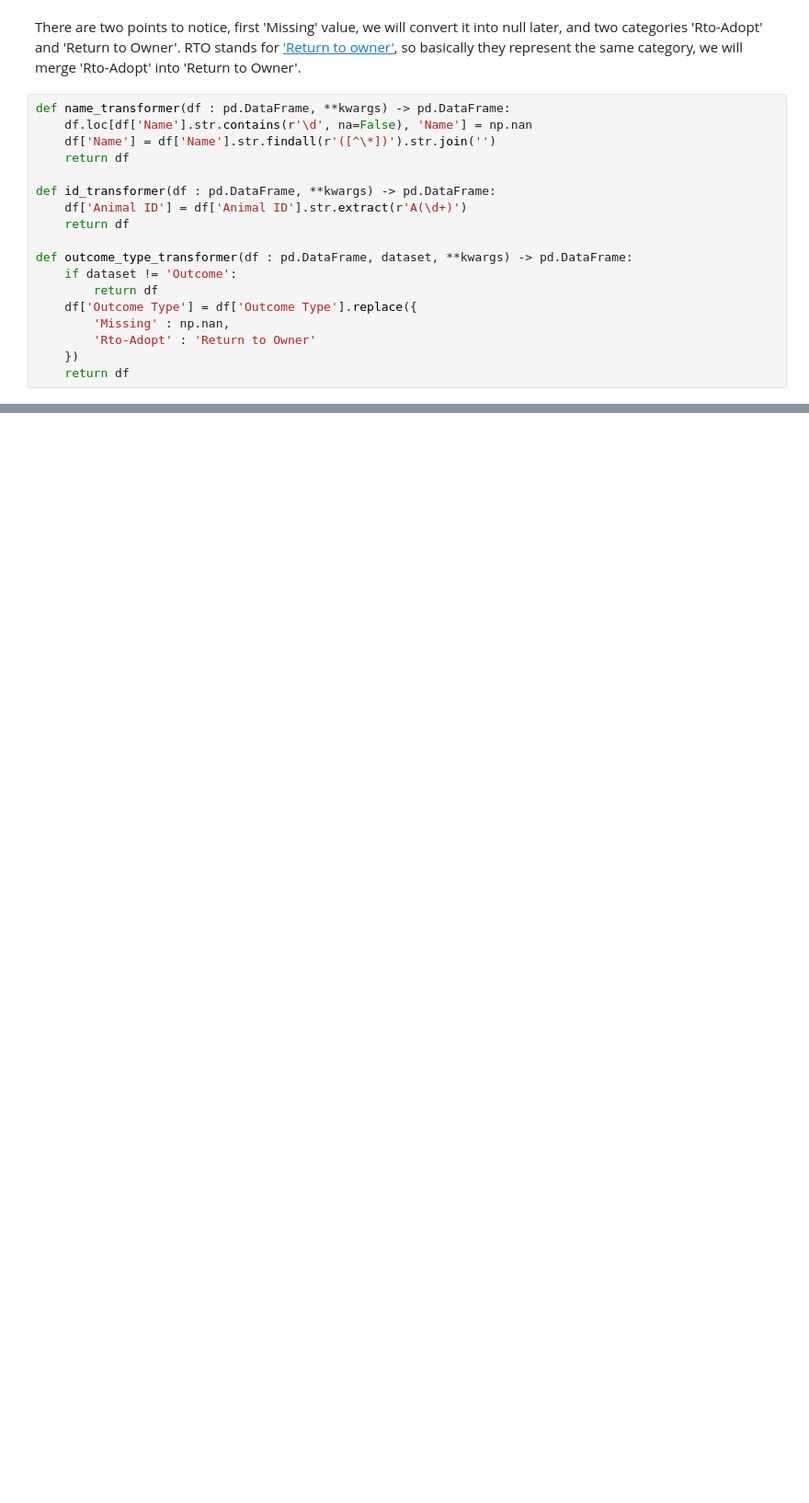
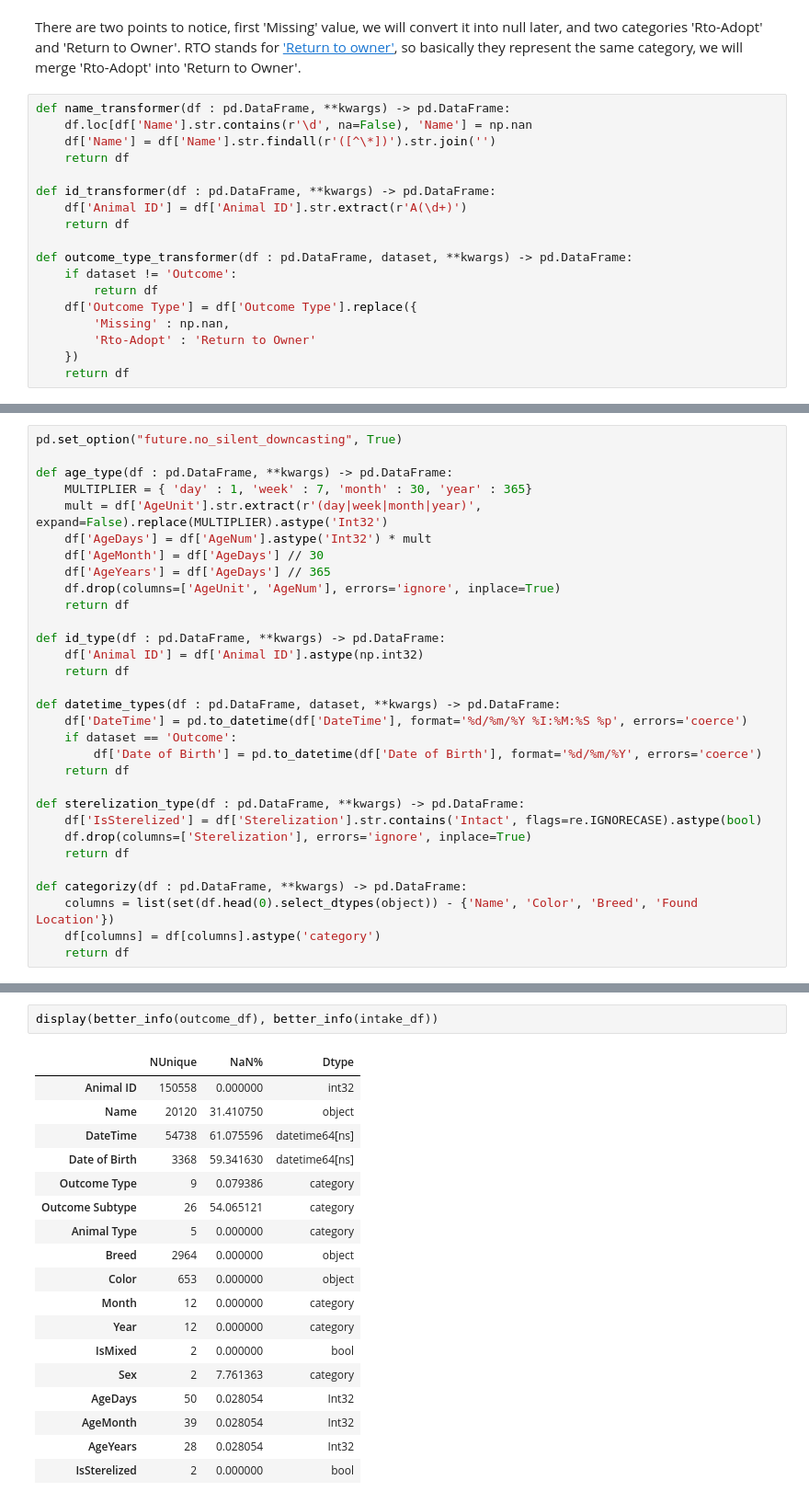
Before and after one commit to ZhigaMason/University, a Jupyter notebook: 01/assignment01.ipynb, the cells around one changed output, grey strips where cells are left out. Shown at 92% size. Drawn from its saved outputs; the diff is of its cells as text; blank space fills up the shorter version.

```diff
--- a/01/assignment01.ipynb
+++ b/01/assignment01.ipynb
@@ -328,0 +440,31 @@ transform_pipe(outcome_df, dataset='Outcome')
+# %%
+pd.set_option("future.no_silent_downcasting", True)
+
+def age_type(df : pd.DataFrame, **kwargs) -> pd.DataFrame:
+    MULTIPLIER = { 'day' : 1, 'week' : 7, 'month' : 30, 'year' : 365}
+    mult = df['AgeUnit'].str.extract(r'(day|week|month|year)', expand=False).replace(MULTIPLIER).astype('Int32')
+    df['AgeDays'] = df['AgeNum'].astype('Int32') * mult
+    df['AgeMonth'] = df['AgeDays'] // 30
+    df['AgeYears'] = df['AgeDays'] // 365
+    df.drop(columns=['AgeUnit', 'AgeNum'], errors='ignore', inplace=True)
+    return df
+
+def id_type(df : pd.DataFrame, **kwargs) -> pd.DataFrame:
+    df['Animal ID'] = df['Animal ID'].astype(np.int32)
+    return df
+
+def datetime_types(df : pd.DataFrame, dataset, **kwargs) -> pd.DataFrame:
+    df['DateTime'] = pd.to_datetime(df['DateTime'], format='%d/%m/%Y %I:%M:%S %p', errors='coerce')
+    if dataset == 'Outcome':
+        df['Date of Birth'] = pd.to_datetime(df['Date of Birth'], format='%d/%m/%Y', errors='coerce')
+    return df
+
+def sterelization_type(df : pd.DataFrame, **kwargs) -> pd.DataFrame:
+    df['IsSterelized'] = df['Sterelization'].str.contains('Intact', flags=re.IGNORECASE).astype(bool)
+    df.drop(columns=['Sterelization'], errors='ignore', inplace=True)
+    return df
+
+def categorizy(df : pd.DataFrame, **kwargs) -> pd.DataFrame:
+    columns = list(set(df.head(0).select_dtypes(object)) - {'Name', 'Color', 'Breed', 'Found Location'})
+    df[columns] = df[columns].astype('category')
+    return df
@@ -328,0 +495,21 @@ transform_pipe(outcome_df, dataset='Outcome')
+# %%
+display(better_info(outcome_df), better_info(intake_df))
+# %% [output]
+|  | NUnique | NaN% | Dtype |
+| Animal ID | 150558 | 0.000000 | int32 |
+| Name | 20120 | 31.410750 | object |
+| DateTime | 54738 | 61.075596 | datetime64[ns] |
+| Date of Birth | 3368 | 59.341630 | datetime64[ns] |
+| Outcome Type | 9 | 0.079386 | category |
+| Outcome Subtype | 26 | 54.065121 | category |
+| Animal Type | 5 | 0.000000 | category |
+| Breed | 2964 | 0.000000 | object |
+| Color | 653 | 0.000000 | object |
+| Month | 12 | 0.000000 | category |
+| Year | 12 | 0.000000 | category |
+| IsMixed | 2 | 0.000000 | bool |
+| Sex | 2 | 7.761363 | category |
+| AgeDays | 50 | 0.028054 | Int32 |
+| AgeMonth | 39 | 0.028054 | Int32 |
+| AgeYears | 28 | 0.028054 | Int32 |
+| IsSterelized | 2 | 0.000000 | bool |
```
Also changed, not shown: parts of 19 cells of this notebook.
